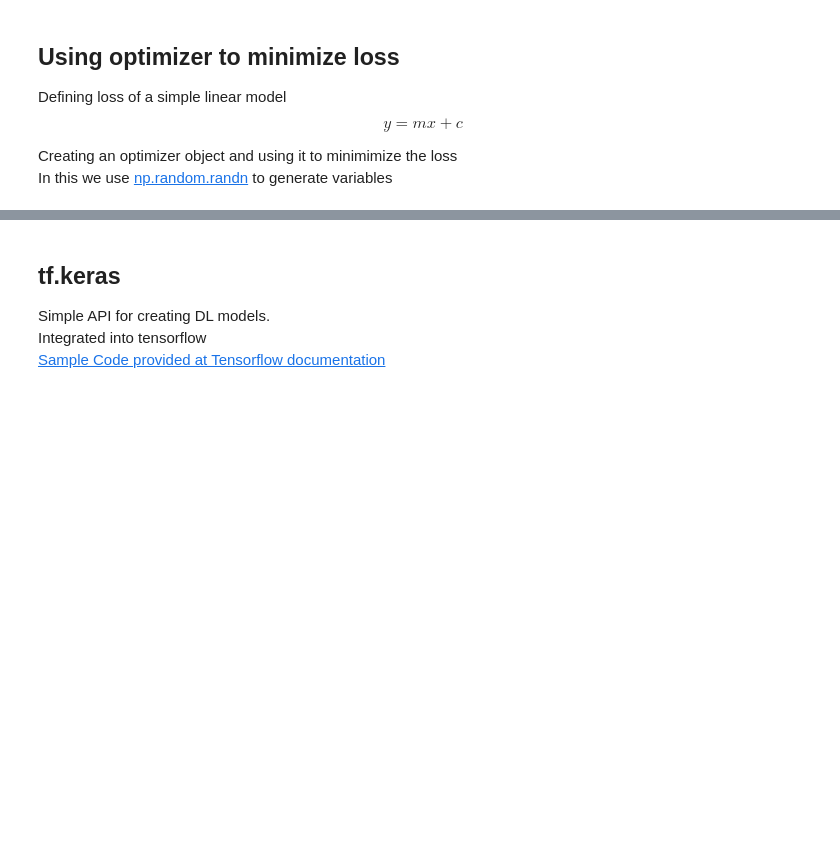
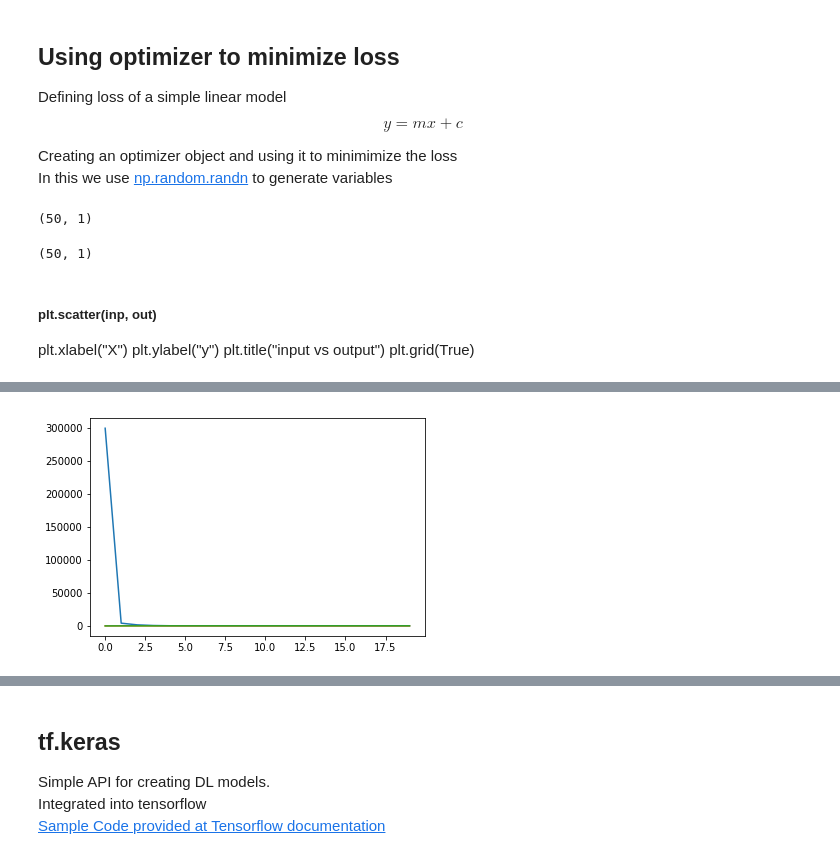
Before and after one commit to vaibagga/TensorflowCSIR, a Jupyter notebook: Tensorflow Basics.ipynb, the cells around one changed output, grey strips where cells are left out. Cells and saved outputs as stored; diff of their text form; code cells hidden in the pictures; blank space fills up the shorter version.

```diff
--- a/Tensorflow Basics.ipynb
+++ b/Tensorflow Basics.ipynb
@@ -109,7 +125,9 @@ sess.close()
 [Official tensorflow documentation for variables](https://www.tensorflow.org/api_docs/python/tf/Variable)
 # %%
 ## creating a variable matrix of shape 2 x 4 and containing 32-bit float
-W = tf.Variable(np.random.randn(2,4), dtype = tf.float32, name = "weight")
+W = tf.Variable(np.random.randn(2,4), dtype = tf.float32)
+
+## Create a random uniform variable and print its value
 
 ## initialize object
 init = tf.global_variables_initializer()
@@ -147,8 +161,23 @@ plt.grid(True)
+# %%
+inp = np.linspace(1,50)
+inp = np.reshape(inp, (50, 1))
+print(inp.shape)
+out = 12.123 * inp + 213.313 + 6 * np.random.randn(50, 1)
+out.shape
+# %% [output]
+(50, 1)
+(50, 1)
+# %% [markdown]
+##### plt.scatter(inp, out)
+plt.xlabel("X")
+plt.ylabel("y")
+plt.title("input vs output")
+plt.grid(True)
 # %%
 X = tf.placeholder(dtype = tf.float32, shape = [None, 1])
 y = tf.placeholder(dtype = tf.float32, shape = [None, 1])
-W = tf.get_variable(dtype = tf.float32, name = "weight", shape = [1], initializer = tf.initializers.random_normal)
-b = tf.get_variable(dtype = tf.float32, name = "bias", shape = [1], initializer = tf.initializers.random_normal)
+W = tf.Variable(np.random.randn(1), dtype = tf.float32, name = "weight")
+b = tf.Variable(np.random.randn(1), dtype = tf.float32, name = "bias")
 # %%
 
 def getPrediction(W, X, b):
@@ -199,6 +228,8 @@ weights = {}
 
 ## loss at every 1000th iteration
 costCache = []
+wCache = []
+bCache = []
 # %%
 %%time
 
@@ -211,14 +242,15 @@ with tf.Session() as sess:
 
         ## data fed through feed dictionary
         ## returns the optimizer and current cost
-        _, currentCost = sess.run([optimizer, cost], feed_dict = {X: inp, y: out})
-
+        _, currentCost, W_, b_ = sess.run([optimizer, cost, W, b], feed_dict = {X: inp, y: out})
         if num_iter % 10**3 == 0:
-
             costCache.append(currentCost)
+            wCache.append(W_)
+            bCache.append(b_)
             print("Iteration:{}, Loss = {}".format(num_iter, currentCost))
     ## storing weight and bias
     weights["weight"], weights["bias"] = W.eval(), b.eval()
 
     ## plot variation of cost
     plt.plot(costCache)
+# %% [output]
@@ -224,0 +274 @@ with tf.Session() as sess:
+[figure, added]
```
Also changed, not shown: parts of 16 cells of this notebook, 3 other files.
